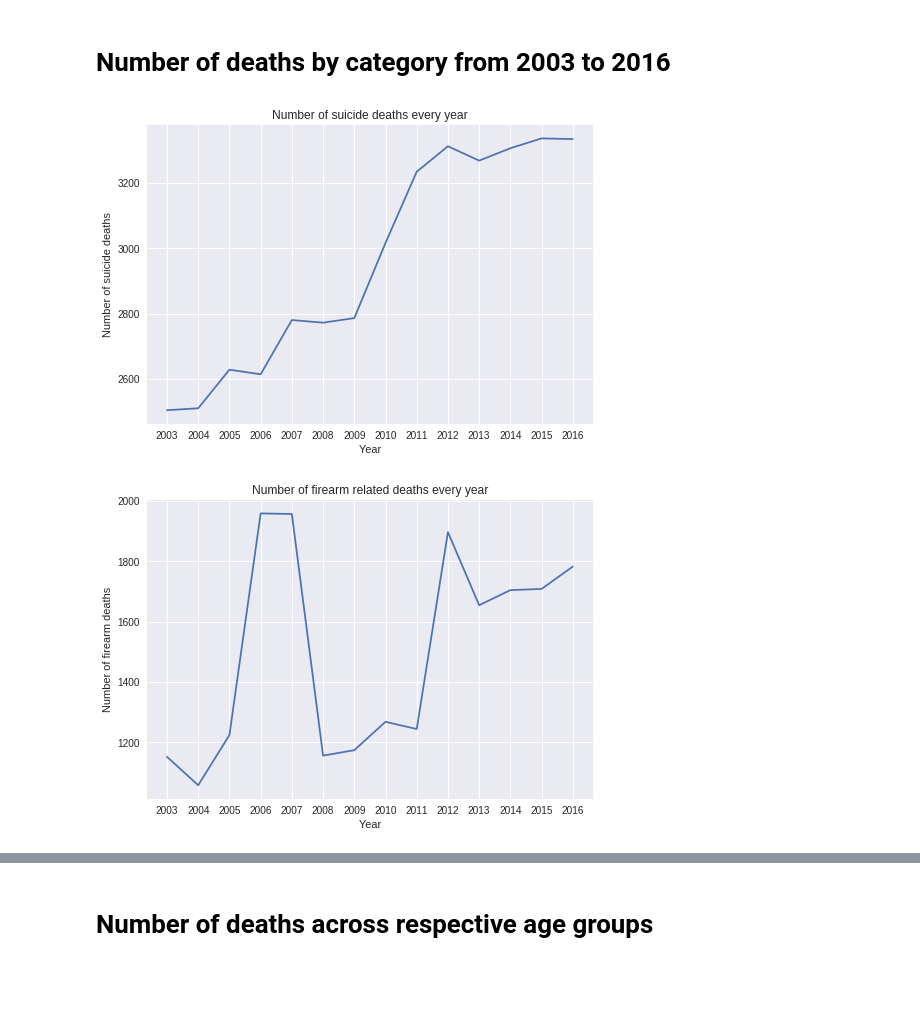
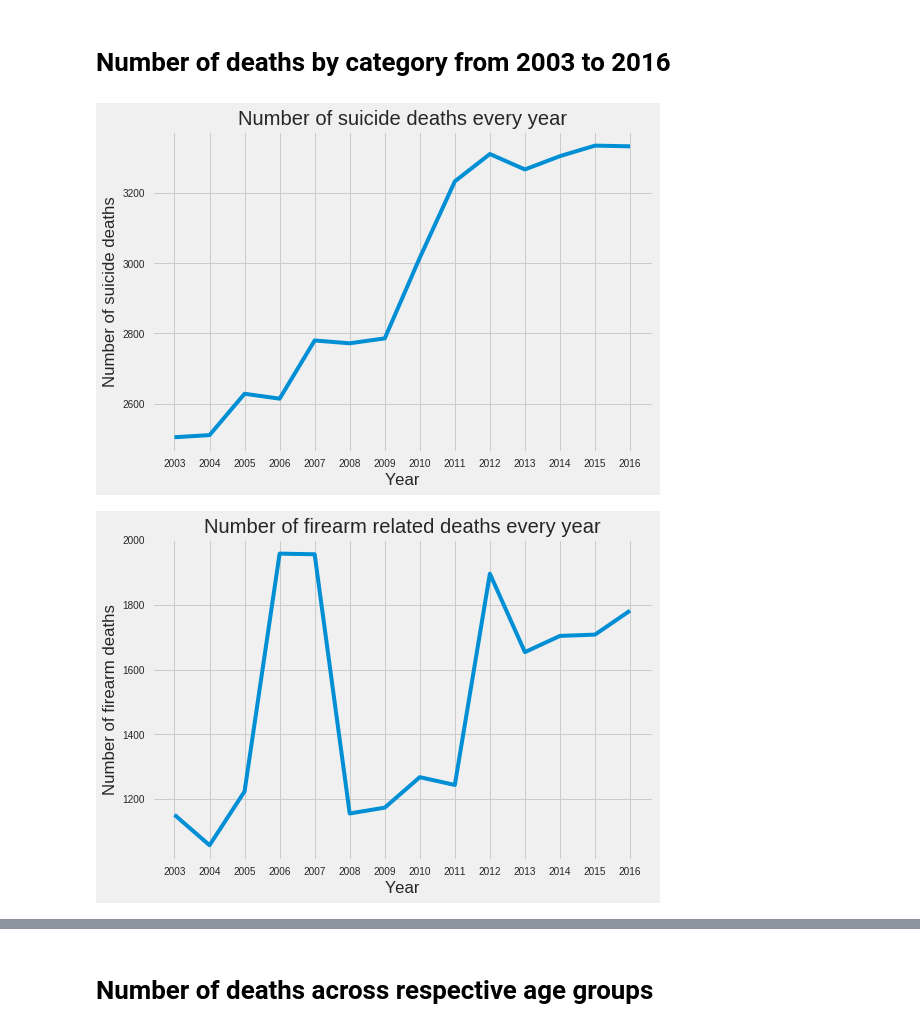
Before and after one commit to ashu2345/Vital-Statistics, a Jupyter notebook: Vital_Statistics_Suicide_Deaths_by_Age_Group,_Race_Ethnicity,_Resident_County,_Region_and_Gender_Beginning_2003.ipynb, the cells around one changed output, grey strips where cells are left out. Saved outputs shown, nothing was run; the diff lists cells and outputs as text; code cells hidden in the pictures; blank space fills up the shorter version.

```diff
--- a/Vital_Statistics_Suicide_Deaths_by_Age_Group,_Race_Ethnicity,_Resident_County,_Region_and_Gender_Beginning_2003.ipynb
+++ b/Vital_Statistics_Suicide_Deaths_by_Age_Group,_Race_Ethnicity,_Resident_County,_Region_and_Gender_Beginning_2003.ipynb
@@ -101,14 +130,16 @@ results_df.groupby(['race_or_ethnicity','year']).describe()
 # %% [markdown]
 # Number of deaths by category from 2003 to 2016
 # %%
+import matplotlib.pyplot as plt
+plt.style.use("fivethirtyeight")
 results_df.groupby(['year'])['suicide_deaths'].sum().plot.line()
 plt.xlabel("Year")
 plt.ylabel("Number of suicide deaths")
 plt.title("Number of suicide deaths every year")
 plt.xticks(range(2003,2017))
 plt.show()
 # %% [output]
-[figure, old version]
+[figure, new version]
 # %%
 results_df.groupby(['year'])['firearm_deaths'].sum().plot.line()
 plt.xlabel("Year")
@@ -117,7 +148,7 @@ plt.title("Number of firearm related deaths every year")
 plt.xticks(range(2003,2017))
 plt.show()
 # %% [output]
-[figure, old version]
+[figure, new version]
 # %%
 results_df.groupby(['year'])['alcohol_related_deaths'].sum().plot.line()
 plt.xlabel("Year")
```
Also changed, not shown: parts of 18 cells of this notebook.
